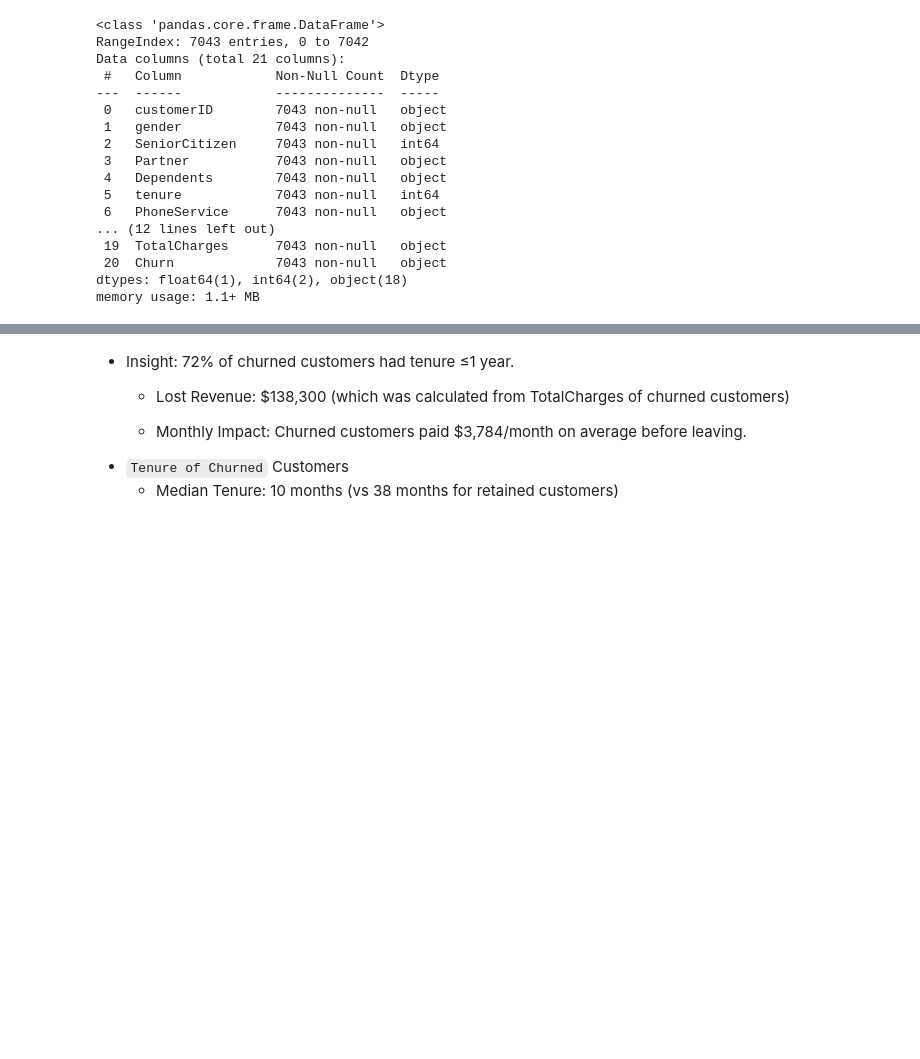
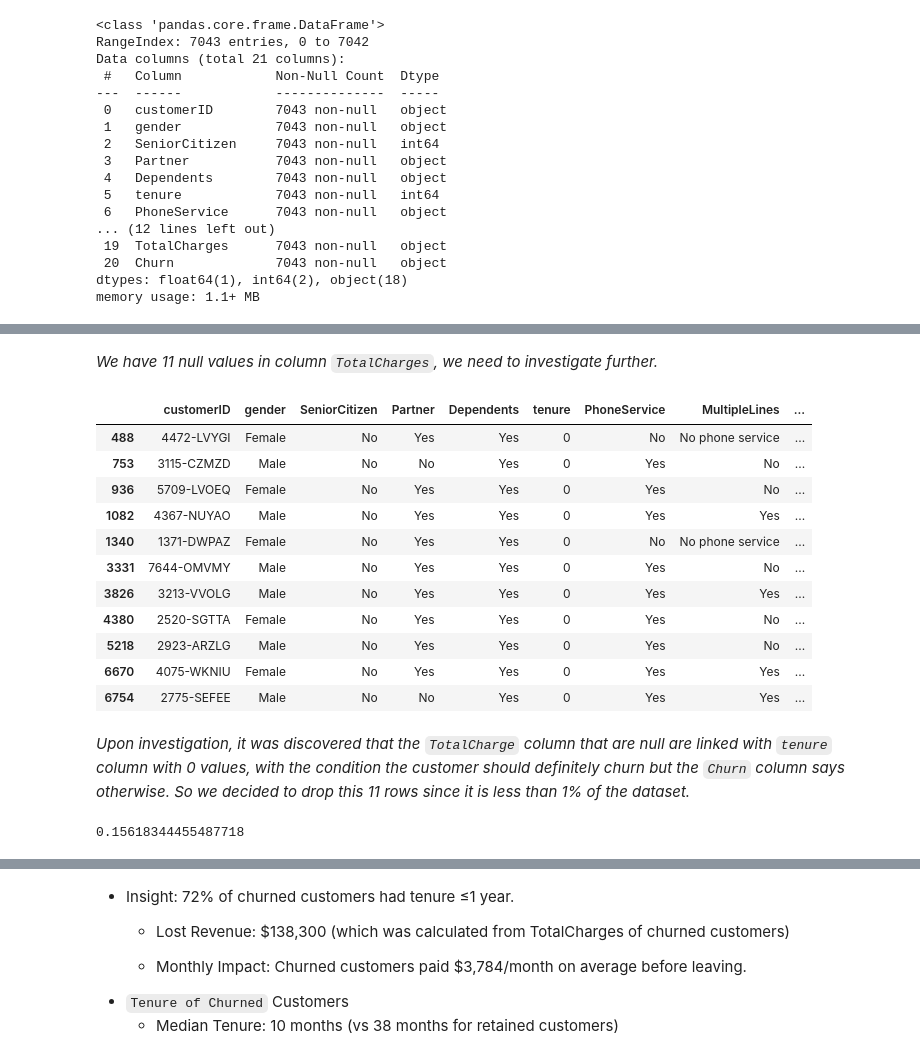
Before and after one commit to myname1sace/LEARN, a Jupyter notebook: Lambda_Churn.ipynb, the cells around one changed output, grey strips where cells are left out. Cells and saved outputs as stored; diff of their text form; code cells hidden in the pictures; blank space fills up the shorter version.

```diff
--- a/Lambda_Churn.ipynb
+++ b/Lambda_Churn.ipynb
@@ -109,0 +207,29 @@ memory usage: 1.1+ MB
+# %% [markdown]
+*We have 11 null values in column `TotalCharges`, we need to investigate further.*
+# %%
+# Zoom into the columns/rows with the null values to discover distinct characteristics
+null_rows = df[df.isnull().any(axis=1)]
+null_rows
+# %% [output]
+|  | customerID | gender | SeniorCitizen | Partner | Dependents | tenure | PhoneService | MultipleLines | ... |
+| 488 | 4472-LVYGI | Female | No | Yes | Yes | 0 | No | No phone service | ... |
+| 753 | 3115-CZMZD | Male | No | No | Yes | 0 | Yes | No | ... |
+| 936 | 5709-LVOEQ | Female | No | Yes | Yes | 0 | Yes | No | ... |
+| 1082 | 4367-NUYAO | Male | No | Yes | Yes | 0 | Yes | Yes | ... |
+| 1340 | 1371-DWPAZ | Female | No | Yes | Yes | 0 | No | No phone service | ... |
+| 3331 | 7644-OMVMY | Male | No | Yes | Yes | 0 | Yes | No | ... |
+| 3826 | 3213-VVOLG | Male | No | Yes | Yes | 0 | Yes | Yes | ... |
+| 4380 | 2520-SGTTA | Female | No | Yes | Yes | 0 | Yes | No | ... |
+| 5218 | 2923-ARZLG | Male | No | Yes | Yes | 0 | Yes | No | ... |
+| 6670 | 4075-WKNIU | Female | No | Yes | Yes | 0 | Yes | Yes | ... |
+| 6754 | 2775-SEFEE | Male | No | No | Yes | 0 | Yes | Yes | ... |
+# %% [markdown]
+*Upon investigation, it was discovered that the `TotalCharge` column that are null are linked with `tenure` column with 0 values, with the condition the customer should definitely churn but the `Churn` column says otherwise. So we decided to drop this 11 rows since it is less than 1% of the dataset.*
+# %%
+# Check percentage of missing values
+percent_missing = (df.isnull().sum() * 100) / (len(df))
+
+# Percentage of missing values
+print(percent_missing["TotalCharges"])
+# %% [output]
+0.15618344455487718
```
Also changed, not shown: parts of 161 cells of this notebook.
